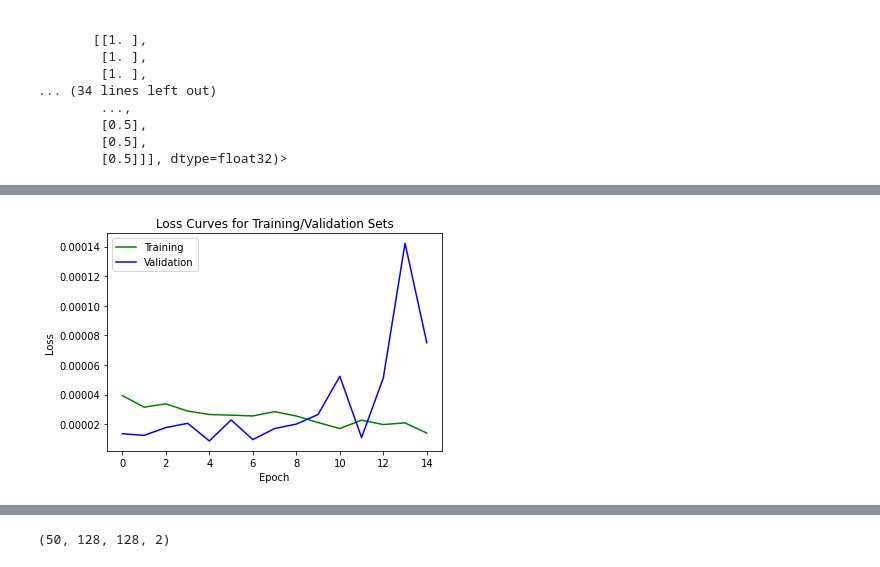
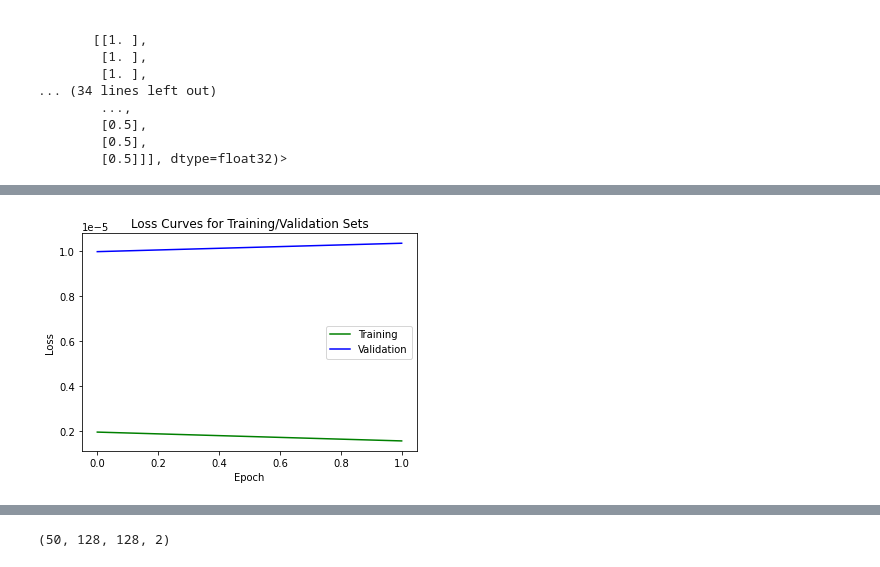
Before and after one commit to AnaHoban/lensing, a Jupyter notebook: Code/Batch Loading/Currently used/Twobands_tests.ipynb, the cells around one changed output, grey strips where cells are left out. Saved outputs shown, nothing was run; the diff lists cells and outputs as text; code cells hidden in the pictures.

```diff
--- a/Code/Batch Loading/Currently used/Twobands_tests.ipynb
+++ b/Code/Batch Loading/Currently used/Twobands_tests.ipynb
@@ -247,5 +191,10 @@ def masked_MSE_with_uncertainty(y_true, y_pred):
+# %%
+from tensorflow.keras.callbacks import ModelCheckpoint
+# autosave best Model
+model_checkpoint_file = "../Models/vgg.h5"
+model_checkpoint_callback = ModelCheckpoint(model_checkpoint_file, monitor='loss', mode='min',verbose=1, save_best_only=False)
 # %%
-autoencoder_cfis = create_autoencoder2((CUTOUT_SIZE, CUTOUT_SIZE, 4)) #last is the number of channels
+autoencoder_cfis = create_autoencoder2((CUTOUT_SIZE, CUTOUT_SIZE, bands*2)) #last is the number of channels
 autoencoder_cfis.compile(optimizer="adam", loss=masked_MSE_with_uncertainty)
 # %%
 autoencoder_cfis.summary()
@@ -268,4 +217,4 @@ Trainable params: 30,626
 Non-trainable params: 160
 __________________________________________________________________________________________________
 # %%
-N_EPOCHS = 15
+N_EPOCHS = 2
@@ -272,4 +228,6 @@ N_EPOCHS = 15
 # %%
-(autoencoder_cfis, history_cfis) = train_autoencoder(autoencoder_cfis, train_indices,  val_indices, batch_size=BATCH_SIZE,
-                                                     cutout_size=CUTOUT_SIZE, n_epochs= N_EPOCHS, bands="cfis")
+%autoreload
+(autoencoder_cfis, history_cfis) = train_autoencoder(hf, autoencoder_cfis, train_indices,  val_indices, batch_size=BATCH_SIZE,
+                                                     cutout_size=CUTOUT_SIZE, n_epochs= N_EPOCHS,
+                                                     all_callbacks = [model_checkpoint_callback], bands="cfis")
 # %% [output]
@@ -293,5 +258,5 @@ Epoch 15/15
 # %%
 from functions import plot_loss_curves
-plot_loss_curves(history_cfis.history, figname="FiveTrainingTilesCFIS_CUSTLOSS_u-r_5tiles.png")
+plot_loss_curves(history_cfis.history, figname="EightTrainingTilesCFIS_CUSTLOSS_u-r_5tiles.png")
 # %% [output]
-[figure, old version]
+[figure, new version]
```
Also changed, not shown: parts of 30 cells of this notebook.
